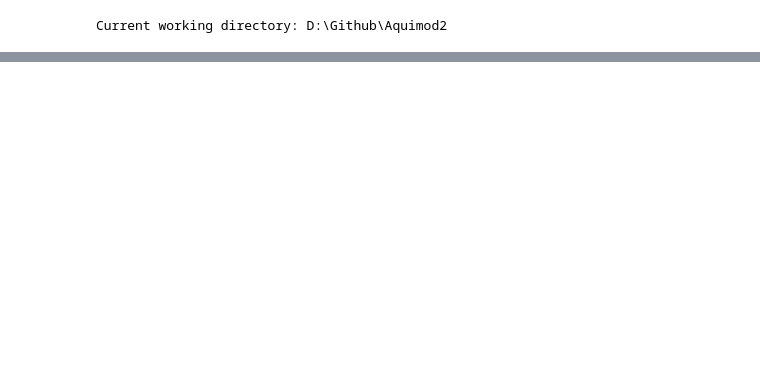
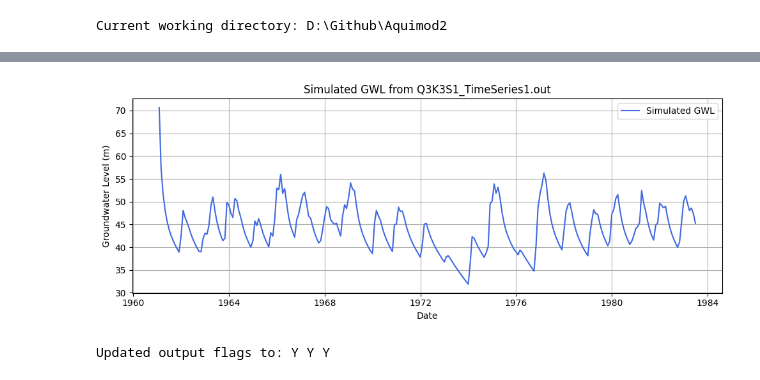
Before and after one commit to engmanmano/Aquimod2, a Jupyter notebook: notebooks/aquimod2_pipeline.ipynb, the cells around one changed output, grey strips where cells are left out. Drawn from its saved outputs; the diff is of its cells as text; code cells hidden in the pictures; blank space fills up the shorter version.

Commit message:
Added component-based GWL loader and plotter; enabled Input.txt output flag edits

```diff
--- a/notebooks/aquimod2_pipeline.ipynb
+++ b/notebooks/aquimod2_pipeline.ipynb
@@ -12,7 +12,7 @@ from utils.aquimod2_helpers import (
     run_aquimod2
 )
 # %%
-scenario_path = os.path.join("scenarios", "CHexample")
+scenario_path = os.path.abspath(os.path.join("scenarios", "CHexample"))
 aquimod_exe_path = os.path.abspath("AquiMod2.exe")  # Must match actual location
 
 print("Scenario path:", scenario_path)
@@ -33,0 +38,4 @@ STDERR:
+# %%
+output_file = os.path.join(scenario_path, "Output", "Q3K3S1_TimeSeries1.out")
+df = pd.read_csv(output_file, sep=r'\s+')
+df.head()
@@ -33,0 +49,18 @@ STDERR:
+# %%
+# Combine columns into a datetime
+df["Date"] = pd.to_datetime(df[["Year", "Month", "Day"]])
+
+# Plot GWL over time
+import matplotlib.pyplot as plt
+
+plt.figure(figsize=(10, 4))
+plt.plot(df["Date"], df["GWL(m)"], label="Simulated GWL", color="royalblue")
+plt.xlabel("Date")
+plt.ylabel("Groundwater Level (m)")
+plt.title("Simulated GWL from Q3K3S1_TimeSeries1.out")
+plt.grid(True)
+plt.legend()
+plt.tight_layout()
+plt.show()
+# %% [output]
+[figure, added]
@@ -33,0 +79,7 @@ STDERR:
+# %%
+from utils.aquimod2_helpers import update_output_flags
+
+input_path = os.path.join(scenario_path, "Input.txt")
+update_output_flags(input_path, new_flags="Y Y Y")
+# %% [output]
+Updated output flags to: Y Y Y
```
Also changed, not shown: parts of 6 cells of this notebook, 2 other files.
